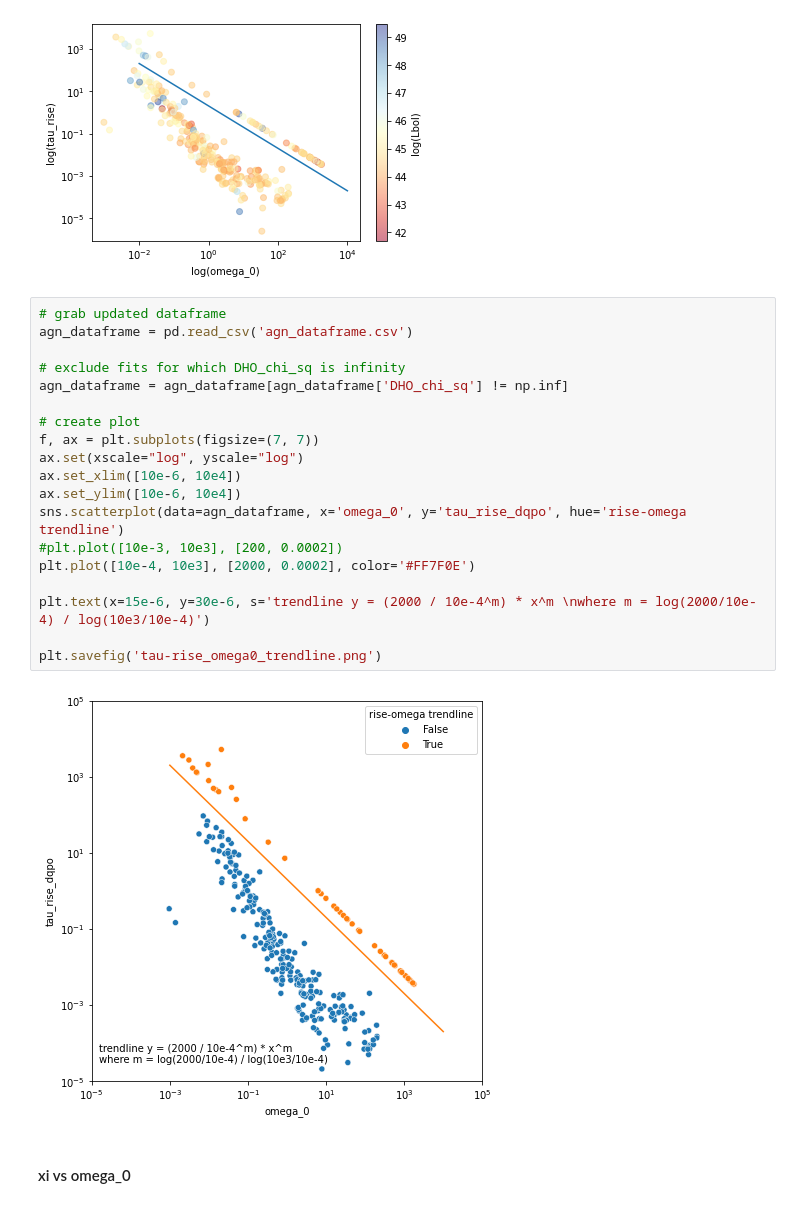
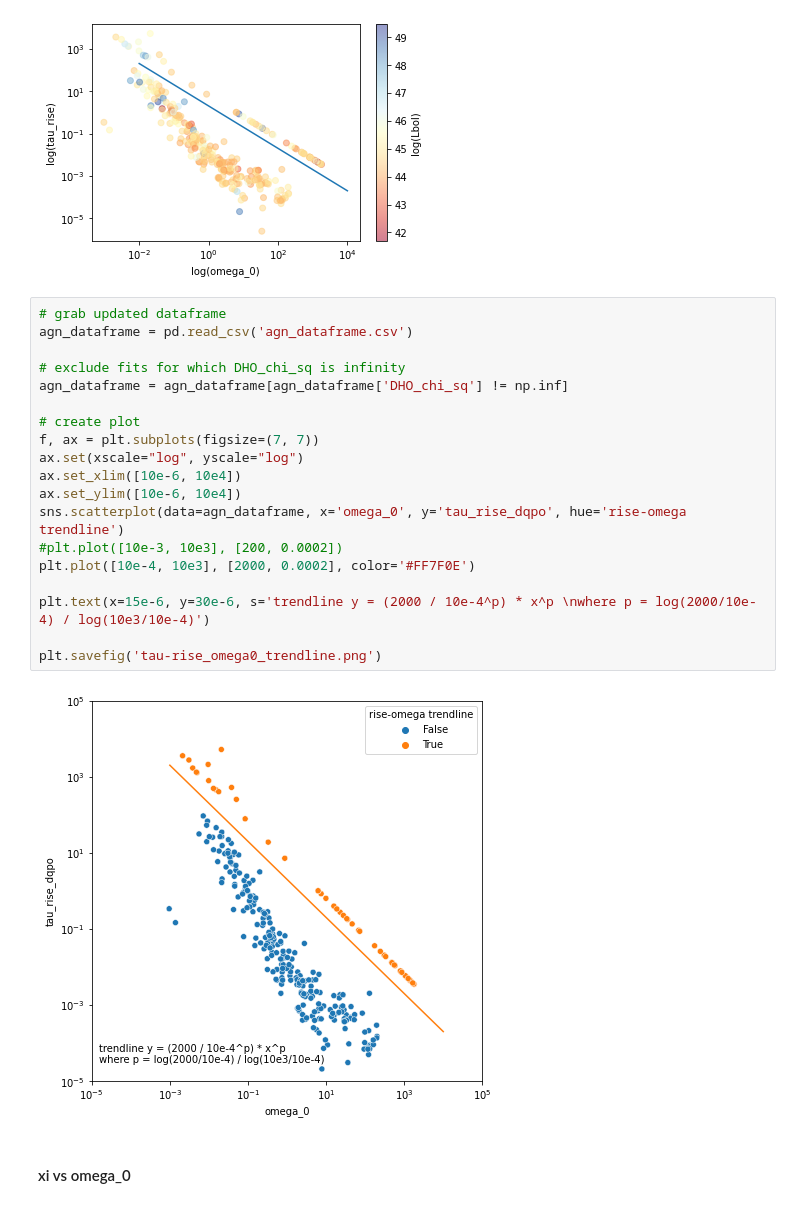
Before and after one commit to TrickyArmyMan/astro-research, a Jupyter notebook: JupyterLab/agn_figures.ipynb, the cells around one changed output. Cells and saved outputs as stored; diff of their text form.

```diff
--- a/JupyterLab/agn_figures.ipynb
+++ b/JupyterLab/agn_figures.ipynb
@@ -643,24 +643,24 @@ plt.savefig('tau_rise_vs_omega_0.png')
 # %%
 # grab updated dataframe
 agn_dataframe = pd.read_csv('agn_dataframe.csv')
 
 # exclude fits for which DHO_chi_sq is infinity
 agn_dataframe = agn_dataframe[agn_dataframe['DHO_chi_sq'] != np.inf]
 
 # create plot
 f, ax = plt.subplots(figsize=(7, 7))
 ax.set(xscale="log", yscale="log")
 ax.set_xlim([10e-6, 10e4])
 ax.set_ylim([10e-6, 10e4])
 sns.scatterplot(data=agn_dataframe, x='omega_0', y='tau_rise_dqpo', hue='rise-omega trendline')
 #plt.plot([10e-3, 10e3], [200, 0.0002])
 plt.plot([10e-4, 10e3], [2000, 0.0002], color='#FF7F0E')
 
-plt.text(x=15e-6, y=30e-6, s='trendline y = (2000 / 10e-4^m) * x^m \nwhere m = log(2000/10e-4) / log(10e3/10e-4)')
+plt.text(x=15e-6, y=30e-6, s='trendline y = (2000 / 10e-4^p) * x^p \nwhere p = log(2000/10e-4) / log(10e3/10e-4)')
 
 plt.savefig('tau-rise_omega0_trendline.png')
 # %% [output]
-[figure, old version]
+[figure, new version]
 # %% [markdown]
 #### xi vs omega_0
 # %%
```
Also changed, not shown: 3 other files.
